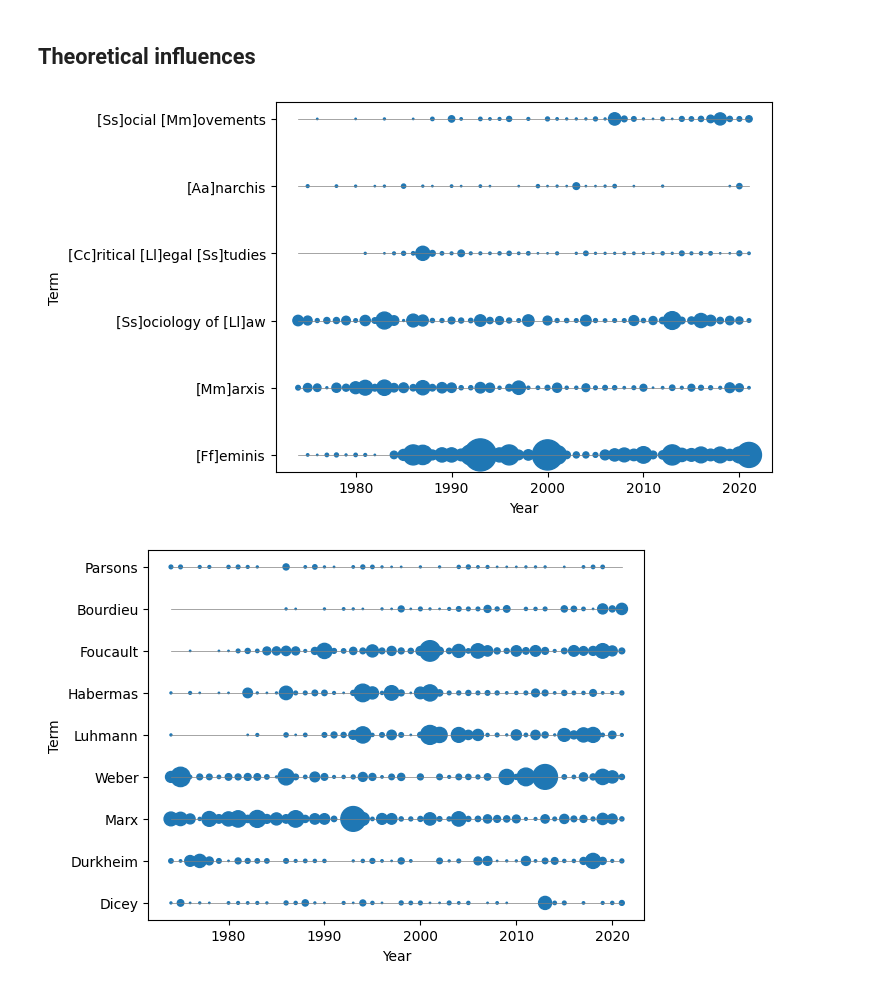
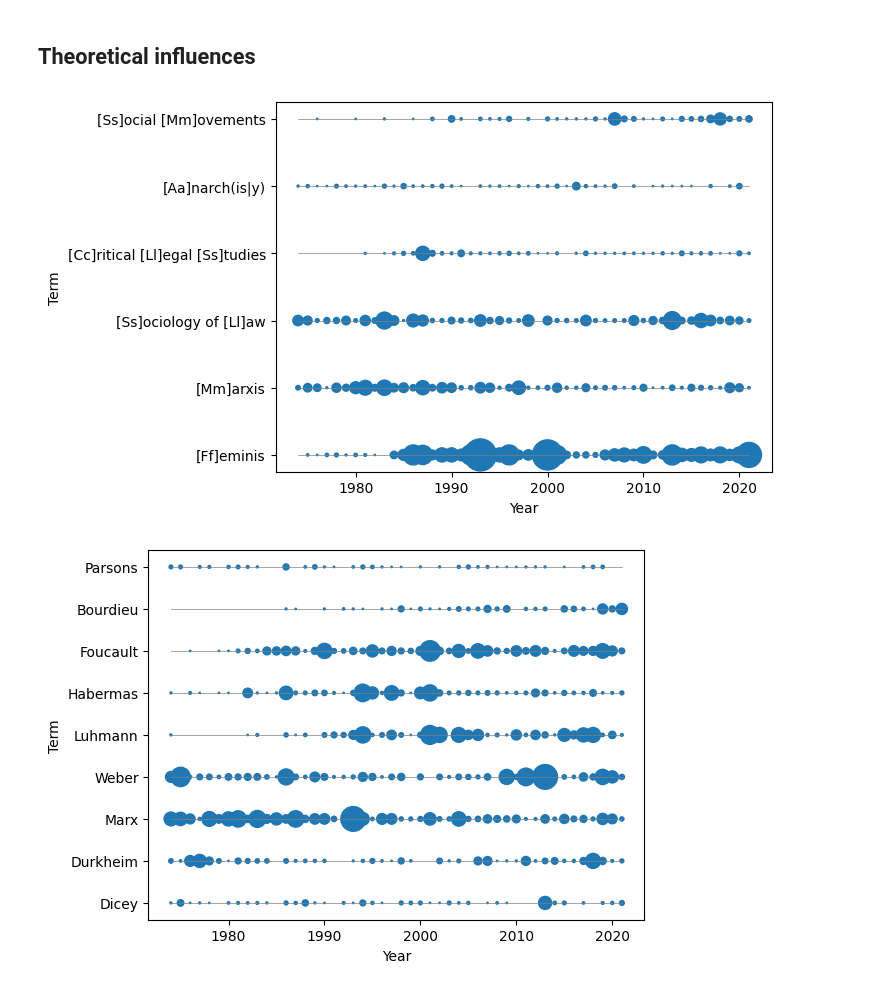
Before and after one commit to cboulanger/jls-bibliometry, a Jupyter notebook: jls-corpus-analyses.ipynb, the cells around one changed output. Drawn from its saved outputs; the diff is of its cells as text; code cells hidden in the pictures.

Commit message:
Updates code & figures

```diff
--- a/jls-corpus-analyses.ipynb
+++ b/jls-corpus-analyses.ipynb
@@ -48,10 +48,10 @@ articles_df
 ## Theoretical influences
 # %%
 from scripts.occurrence_by_year_scatter import prepare_data, plot_by_year
-data = prepare_data(articles_df, [r'[Ff]eminis',r'[Mm]arxis', r'[Ss]ociology of [Ll]aw',r'[Cc]ritical [Ll]egal [Ss]tudies', r'[Aa]narchis',r'[Ss]ocial [Mm]ovements'])
+data = prepare_data(articles_df, [r'[Ff]eminis',r'[Mm]arxis', r'[Ss]ociology of [Ll]aw',r'[Cc]ritical [Ll]egal [Ss]tudies', r'[Aa]narch(is|y)',r'[Ss]ocial [Mm]ovements'])
 plot_by_year(data, file="docs/jls-ts-tf-theoretical-influences.png")
 # %% [output]
-[figure, old version]
+[figure, new version]
 # %%
 data = prepare_data(articles_df, ['Dicey', 'Durkheim', 'Marx', 'Weber', 'Luhmann', 'Habermas', 'Foucault', 'Bourdieu', 'Parsons'])
 plot_by_year(data, file='docs/jls-ts-tf-sociolegal-classics.png')
```
Also changed, not shown: 17 other files.
